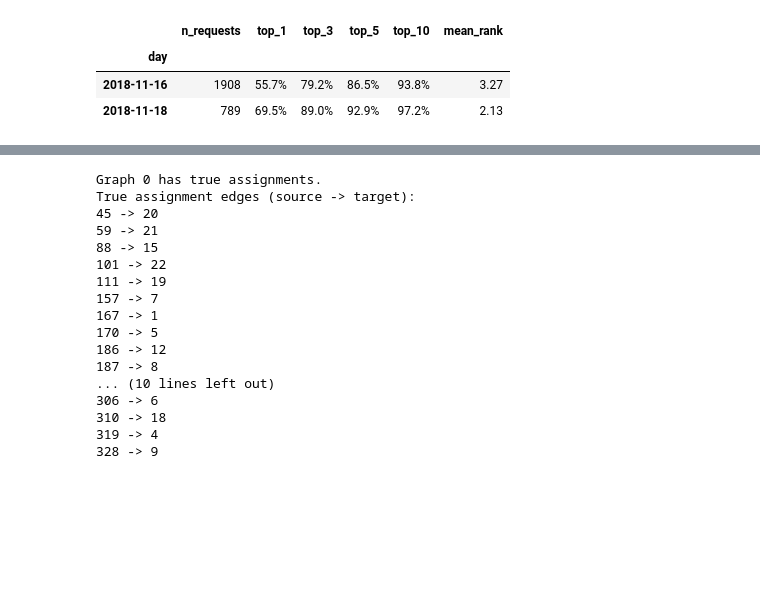
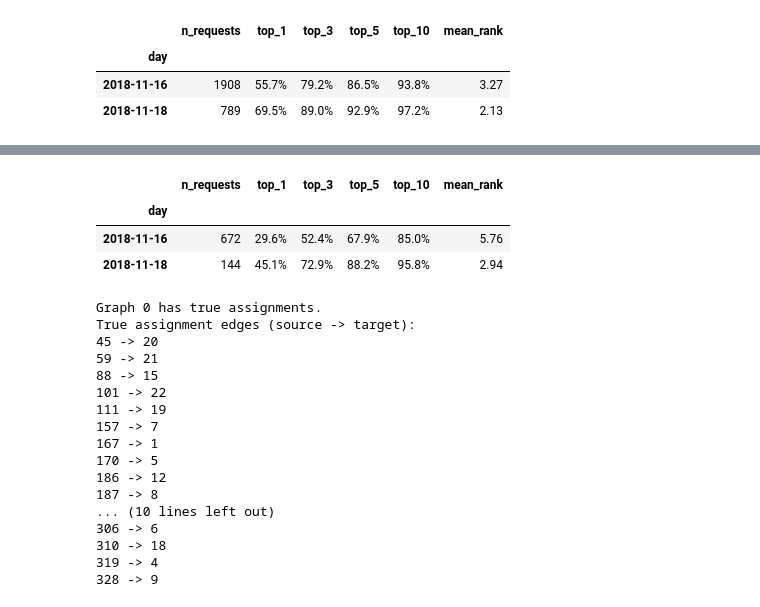
Before and after one commit to TUM-VT/FleetPy, a Jupyter notebook: gnn_project/notebooks/GNN_training.ipynb, the cells around one changed output, grey strips where cells are left out. Saved outputs shown, nothing was run; the diff lists cells and outputs as text; code cells hidden in the pictures; blank space fills up the shorter version.

```diff
--- a/gnn_project/notebooks/GNN_training.ipynb
+++ b/gnn_project/notebooks/GNN_training.ipynb
@@ -182,3 +215,47 @@ pd.DataFrame(summary_rows).set_index('day').style.format({
+# %%
+# Numeric Top-K accuracy table for RR edges
+rr_summary_rows = []
+for name, start_idx, num_graphs in test_days:
+    req_first_seen = _build_request_first_seen_mapping(data, start_idx, start_idx + num_graphs - 1)
+    ranks = []
+    for gi in range(start_idx, start_idx + num_graphs):
+        graph = data[gi]
+        edge_index = graph[RR_EDGE_NAME].edge_index
+        if edge_index.shape[1] == 0:
+            continue
+        preds = get_edge_predictions(graph, model, device='cpu')[RR_EDGE_NAME]
+        true_labels = graph[RR_EDGE_NAME].y
+        node_ids = graph['request'].node_ids.numpy()
+        edges_by_req = {}
+        for i in range(edge_index.shape[1]):
+            req_idx = edge_index[1, i].item()
+            edges_by_req.setdefault(req_idx, []).append((float(preds[i]), bool(true_labels[i].item())))
+        for req_idx, edges in edges_by_req.items():
+            if req_first_seen.get(node_ids[req_idx], gi) != gi:
+                continue  # only new requests
+            edges.sort(key=lambda x: x[0], reverse=True)
+            true_rank = next((r + 1 for r, (_, is_true) in enumerate(edges) if is_true), None)
+            if true_rank is not None:
+                ranks.append(true_rank)
+    ranks = pd.Series(ranks)
+    rr_summary_rows.append({
+        'day': name,
+        'n_requests': len(ranks),
+        'top_1': (ranks <= 1).mean(),
+        'top_3': (ranks <= 3).mean(),
+        'top_5': (ranks <= 5).mean(),
+        'top_10': (ranks <= 10).mean(),
+        'mean_rank': ranks.mean(),
+    })
+
+pd.DataFrame(rr_summary_rows).set_index('day').style.format({
+    'top_1': '{:.1%}', 'top_3': '{:.1%}', 'top_5': '{:.1%}', 'top_10': '{:.1%}', 'mean_rank': '{:.2f}'
+})
+# %% [output]
+|  | n_requests | top_1 | top_3 | top_5 | top_10 | mean_rank |
+| day |  |  |  |  |  |  |
+| 2018-11-16 | 672 | 29.6% | 52.4% | 67.9% | 85.0% | 5.76 |
+| 2018-11-18 | 144 | 45.1% | 72.9% | 88.2% | 95.8% | 2.94 |
 # %%
 for i, graph in enumerate(data):
     edge_type = VR_EDGE_NAME
```
Also changed, not shown: parts of 2 cells of this notebook.
